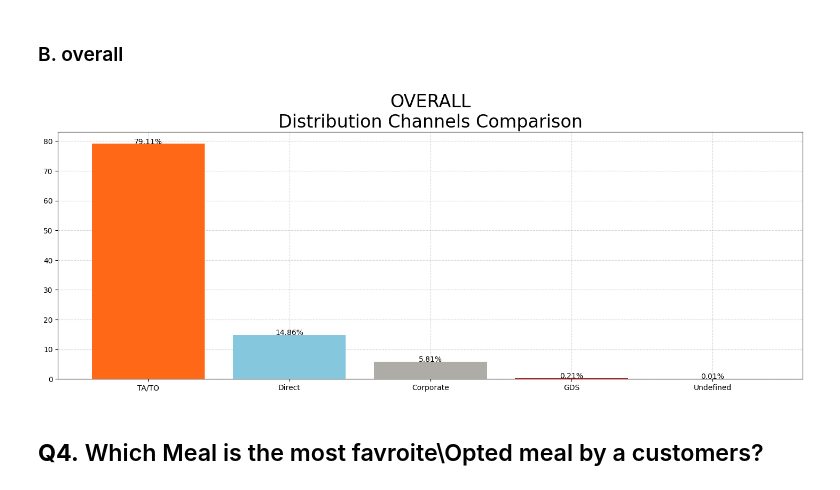
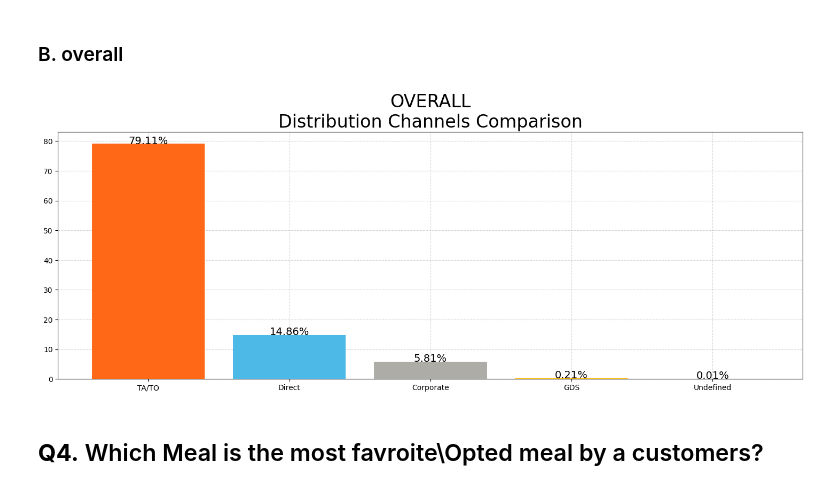
Before and after one commit to HarshitLaloriya/EDA-on-Hotel-Booking-Dataset, a Jupyter notebook: Hotel_Booking_EDA.ipynb, the cells around one changed output. Saved outputs shown, nothing was run; the diff lists cells and outputs as text; code cells hidden in the pictures.

```diff
--- a/Hotel_Booking_EDA.ipynb
+++ b/Hotel_Booking_EDA.ipynb
@@ -391,3 +391,6 @@ plt.title('Correlation Heatmap')
 plt.show()
 # %% [output]
 [figure]
+# %%
+pallete = ["#FE6816","#4CB9E7","#ADACA7","#FFB400","#769353",'#FF90BC',"#BC7AF9","#EF4040","#30E3CA", "#E5B299"]
+plt.bar([1,2,3,4,5,6,7,8,9,10], [1,2,3,4,5,6,7,8,9,10], color = pallete)
@@ -497,16 +505,17 @@ plt.show()
 # %% [markdown]
 ### B. overall
 # %%
+# Bar graph for Distribution Channels
 plt.figure(figsize=(18, 6))
 series = dataset_df['distribution_channel'].value_counts()
 percentage = [round(i*100/sum(series.values),2) for i in series.values]
-plt.bar(series.index, percentage, color = ["#FE6816","#85C8DD","#ADACA7","#B80000","#769353"], zorder=3)
+plt.bar(series.index, percentage, color = pallete, zorder=3)
 plt.grid(True, linestyle='--', alpha=0.5, zorder=0)
 for i, value in enumerate(percentage):
-    plt.text(i, value, f"{value}%", ha='center')
+    plt.text(i, value, f"{value}%", ha='center', fontsize = 14)
 plt.title('OVERALL\nDistribution Channels Comparison', fontsize = 24)
 plt.show()
 # %% [output]
-[figure, old version]
+[figure, new version]
 # %% [markdown]
 ## <b> Q4.</b> Which Meal is the most favroite\\Opted meal by a customers?
```
Also changed, not shown: parts of 22 cells of this notebook.
